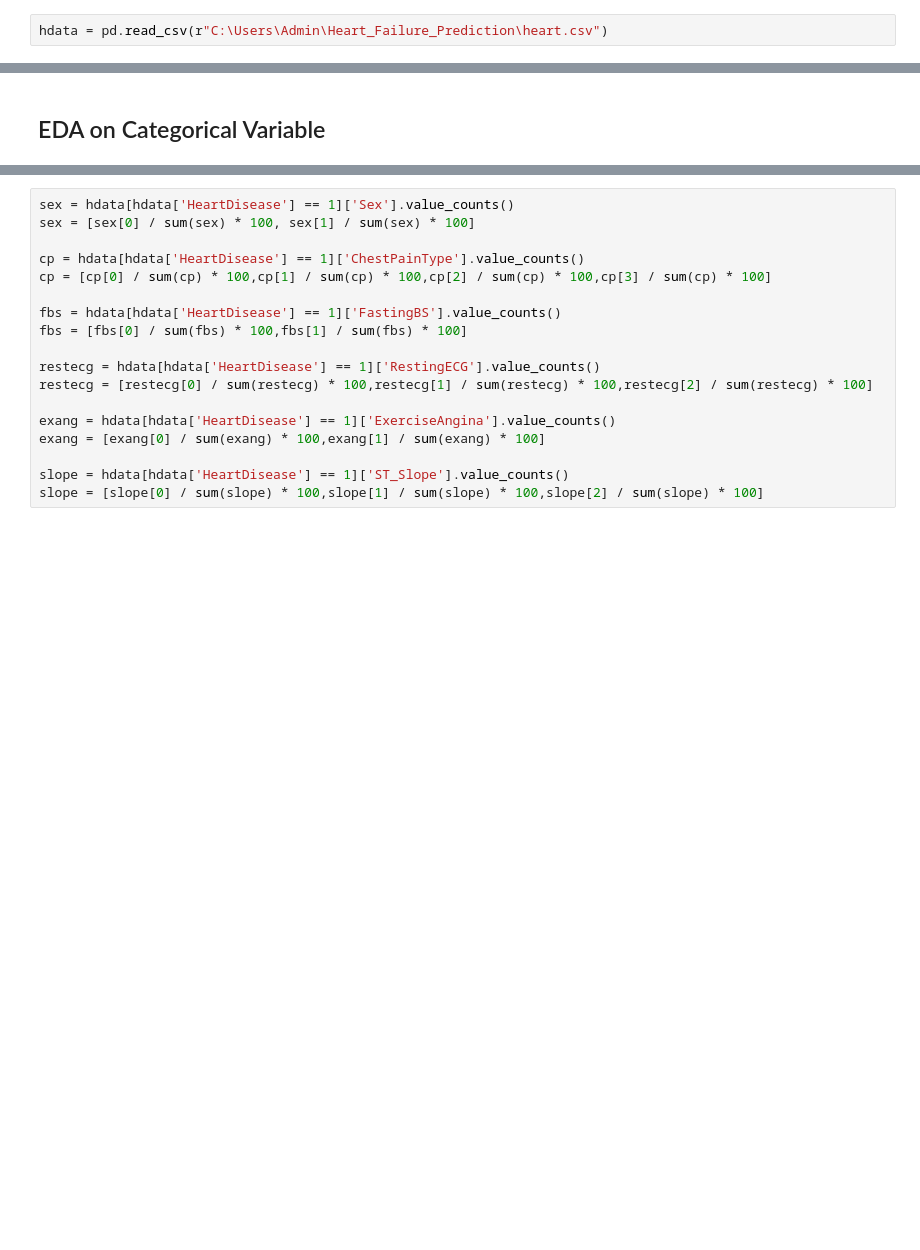
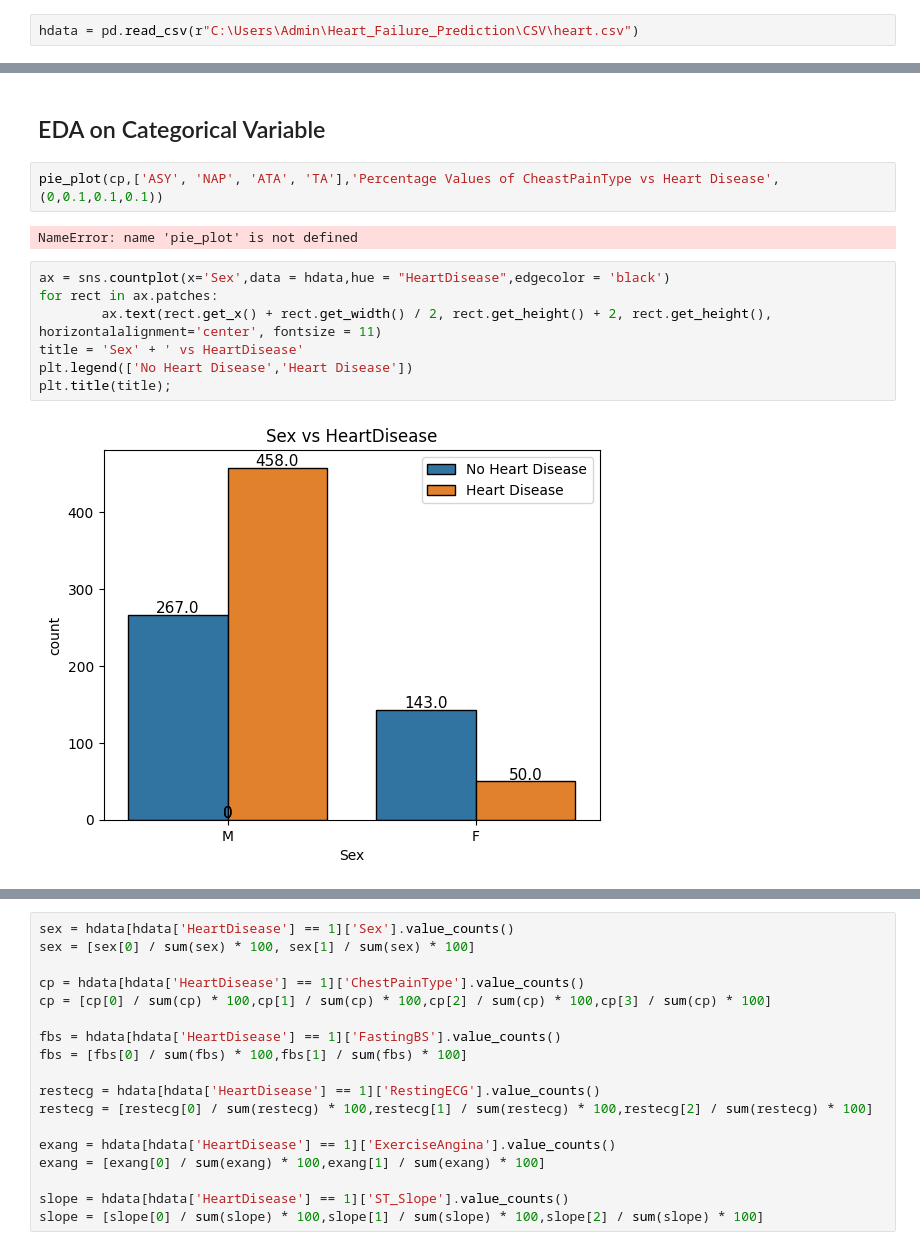
Before and after one commit to mahesh15698/Heart_Failure_Prediction, a Jupyter notebook: EDA.ipynb, the cells around one changed output, grey strips where cells are left out. Cells and saved outputs as stored; diff of their text form; blank space fills up the shorter version.

```diff
--- a/EDA.ipynb
+++ b/EDA.ipynb
@@ -5,7 +5,7 @@ import matplotlib.pyplot as plt
 import seaborn as sns
 import plotly.express as px
 # %%
-hdata = pd.read_csv(r"C:\Users\Admin\Heart_Failure_Prediction\heart.csv")
+hdata = pd.read_csv(r"C:\Users\Admin\Heart_Failure_Prediction\CSV\heart.csv")
 # %%
 hdata.head()
 # %% [output]
@@ -96,3 +96,16 @@ hdata['Sex'][1]
 'F'
 # %% [markdown]
 ## EDA on Categorical Variable
+# %%
+pie_plot(cp,['ASY', 'NAP', 'ATA', 'TA'],'Percentage Values of CheastPainType vs Heart Disease',(0,0.1,0.1,0.1))
+# %% [output]
+NameError: name 'pie_plot' is not defined
+# %%
+ax = sns.countplot(x='Sex',data = hdata,hue = "HeartDisease",edgecolor = 'black')
+for rect in ax.patches:
+        ax.text(rect.get_x() + rect.get_width() / 2, rect.get_height() + 2, rect.get_height(), horizontalalignment='center', fontsize = 11)
+title = 'Sex' + ' vs HeartDisease'
+plt.legend(['No Heart Disease','Heart Disease'])
+plt.title(title);
+# %% [output]
+[figure, added]
```
Also changed, not shown: parts of 20 cells of this notebook.
